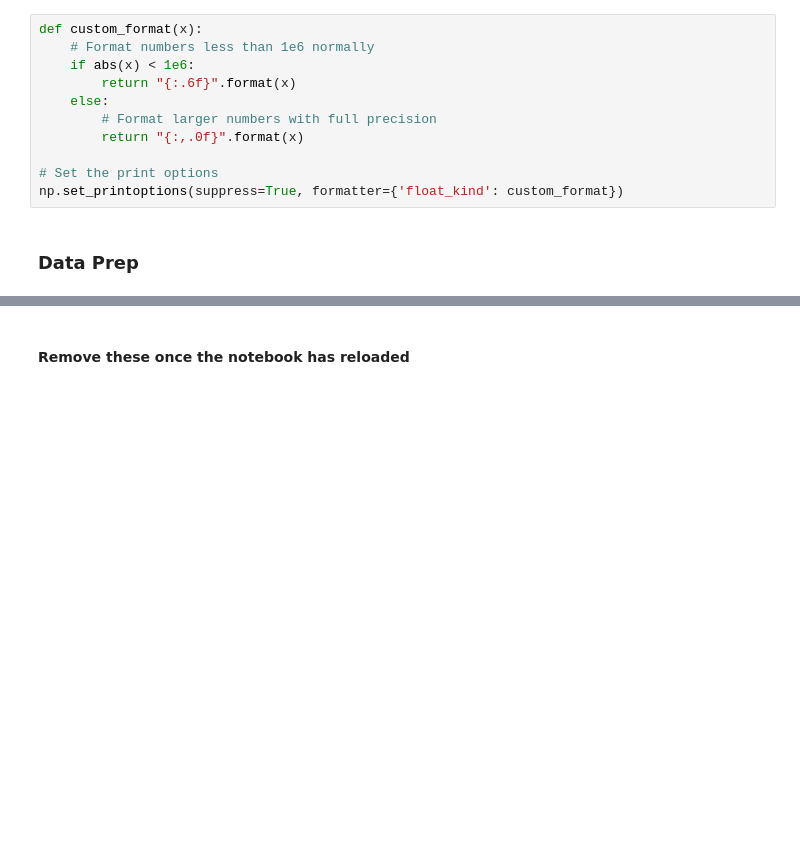
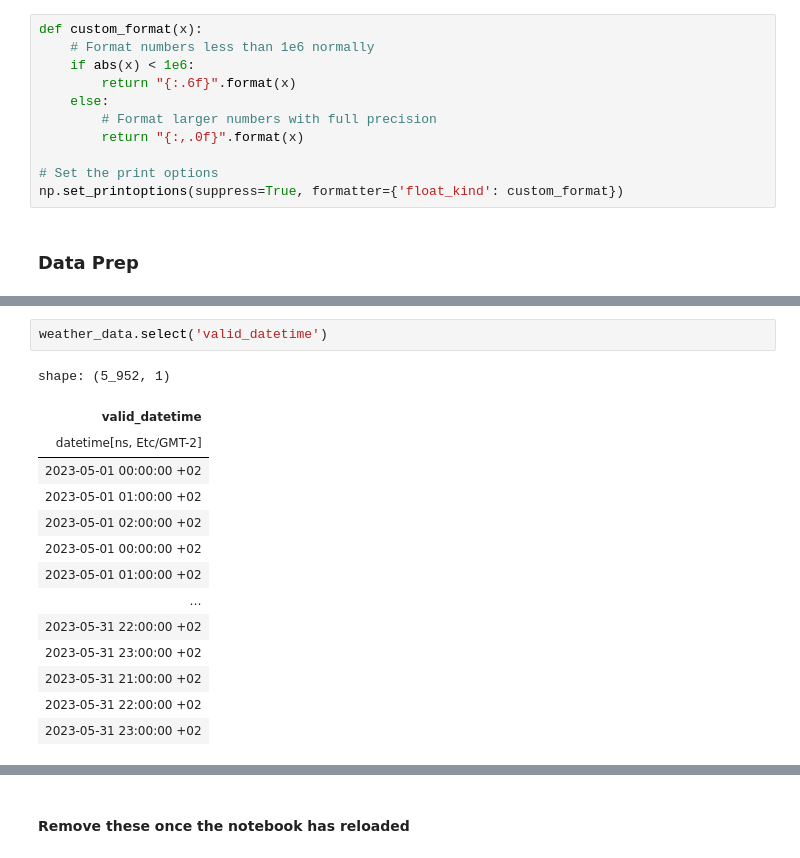
Before and after one commit to erewl/short-term-load-forecasting-with-domain-knowledge, a Jupyter notebook: notebooks/lstm_example.ipynb, the cells around one changed output, grey strips where cells are left out. Cells and saved outputs as stored; diff of their text form; blank space fills up the shorter version.

```diff
--- a/notebooks/lstm_example.ipynb
+++ b/notebooks/lstm_example.ipynb
@@ -378,0 +357,17 @@ from src.neuro_symbolic_demand_forecasting.helpers.dataset_utils import create_d
+# %%
+weather_data.select('valid_datetime')
+# %% [output]
+shape: (5_952, 1)
+| valid_datetime |
+| datetime[ns, Etc/GMT-2] |
+| 2023-05-01 00:00:00 +02 |
+| 2023-05-01 01:00:00 +02 |
+| 2023-05-01 02:00:00 +02 |
+| 2023-05-01 00:00:00 +02 |
+| 2023-05-01 01:00:00 +02 |
+| … |
+| 2023-05-31 22:00:00 +02 |
+| 2023-05-31 23:00:00 +02 |
+| 2023-05-31 21:00:00 +02 |
+| 2023-05-31 22:00:00 +02 |
+| 2023-05-31 23:00:00 +02 |
```
Also changed, not shown: parts of 27 cells of this notebook.
